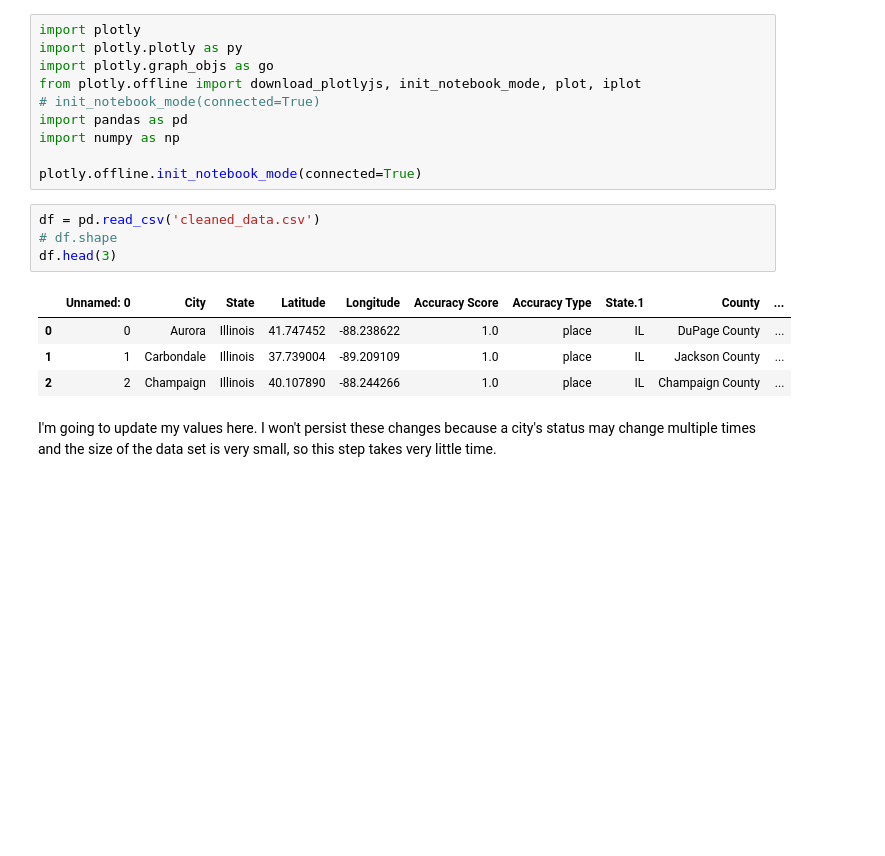
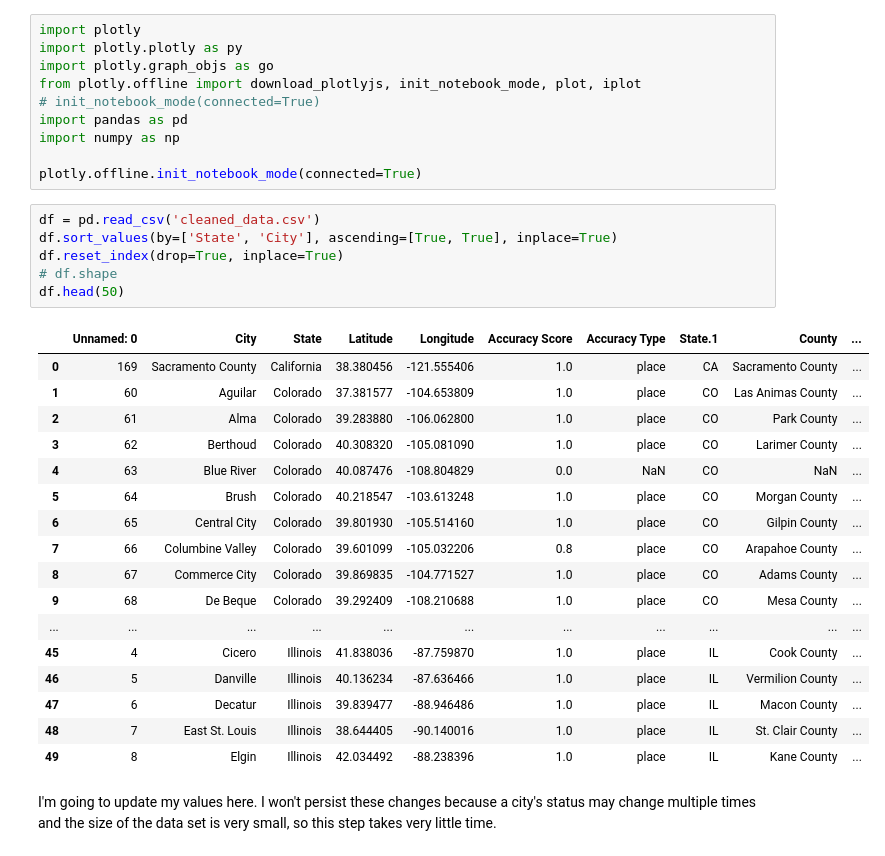
Before and after one commit to mattmecoli/nlchp-mapping-project, a Jupyter notebook: Mapping.ipynb, the cells around one changed output. Cells and saved outputs as stored; diff of their text form; blank space fills up the shorter version.

Commit message:
Updated data on 11/05/18 and fixed issue with Google Sheets table having been sorted alphabetically

```diff
--- a/Mapping.ipynb
+++ b/Mapping.ipynb
@@ -10,13 +10,28 @@ import numpy as np
 plotly.offline.init_notebook_mode(connected=True)
 # %%
 df = pd.read_csv('cleaned_data.csv')
+df.sort_values(by=['State', 'City'], ascending=[True, True], inplace=True)
+df.reset_index(drop=True, inplace=True)
 # df.shape
-df.head(3)
+df.head(50)
 # %% [output]
 |  | Unnamed: 0 | City | State | Latitude | Longitude | Accuracy Score | Accuracy Type | State.1 | County | ... |
-| 0 | 0 | Aurora | Illinois | 41.747452 | -88.238622 | 1.0 | place | IL | DuPage County | ... |
-| 1 | 1 | Carbondale | Illinois | 37.739004 | -89.209109 | 1.0 | place | IL | Jackson County | ... |
-| 2 | 2 | Champaign | Illinois | 40.107890 | -88.244266 | 1.0 | place | IL | Champaign County | ... |
+| 0 | 169 | Sacramento County | California | 38.380456 | -121.555406 | 1.0 | place | CA | Sacramento County | ... |
+| 1 | 60 | Aguilar | Colorado | 37.381577 | -104.653809 | 1.0 | place | CO | Las Animas County | ... |
+| 2 | 61 | Alma | Colorado | 39.283880 | -106.062800 | 1.0 | place | CO | Park County | ... |
+| 3 | 62 | Berthoud | Colorado | 40.308320 | -105.081090 | 1.0 | place | CO | Larimer County | ... |
+| 4 | 63 | Blue River | Colorado | 40.087476 | -108.804829 | 0.0 | NaN | CO | NaN | ... |
+| 5 | 64 | Brush | Colorado | 40.218547 | -103.613248 | 1.0 | place | CO | Morgan County | ... |
+| 6 | 65 | Central City | Colorado | 39.801930 | -105.514160 | 1.0 | place | CO | Gilpin County | ... |
+| 7 | 66 | Columbine Valley | Colorado | 39.601099 | -105.032206 | 0.8 | place | CO | Arapahoe County | ... |
+| 8 | 67 | Commerce City | Colorado | 39.869835 | -104.771527 | 1.0 | place | CO | Adams County | ... |
+| 9 | 68 | De Beque | Colorado | 39.292409 | -108.210688 | 1.0 | place | CO | Mesa County | ... |
+| ... | ... | ... | ... | ... | ... | ... | ... | ... | ... | ... |
+| 45 | 4 | Cicero | Illinois | 41.838036 | -87.759870 | 1.0 | place | IL | Cook County | ... |
+| 46 | 5 | Danville | Illinois | 40.136234 | -87.636466 | 1.0 | place | IL | Vermilion County | ... |
+| 47 | 6 | Decatur | Illinois | 39.839477 | -88.946486 | 1.0 | place | IL | Macon County | ... |
+| 48 | 7 | East St. Louis | Illinois | 38.644405 | -90.140016 | 1.0 | place | IL | St. Clair County | ... |
+| 49 | 8 | Elgin | Illinois | 42.034492 | -88.238396 | 1.0 | place | IL | Kane County | ... |
 # %% [markdown]
 I'm going to update my values here. I won't persist these changes because a city's status may change multiple times and the size of the data set is very small, so this step takes very little time.
 # %%
```
Also changed, not shown: parts of 8 cells of this notebook, 2 other files.
